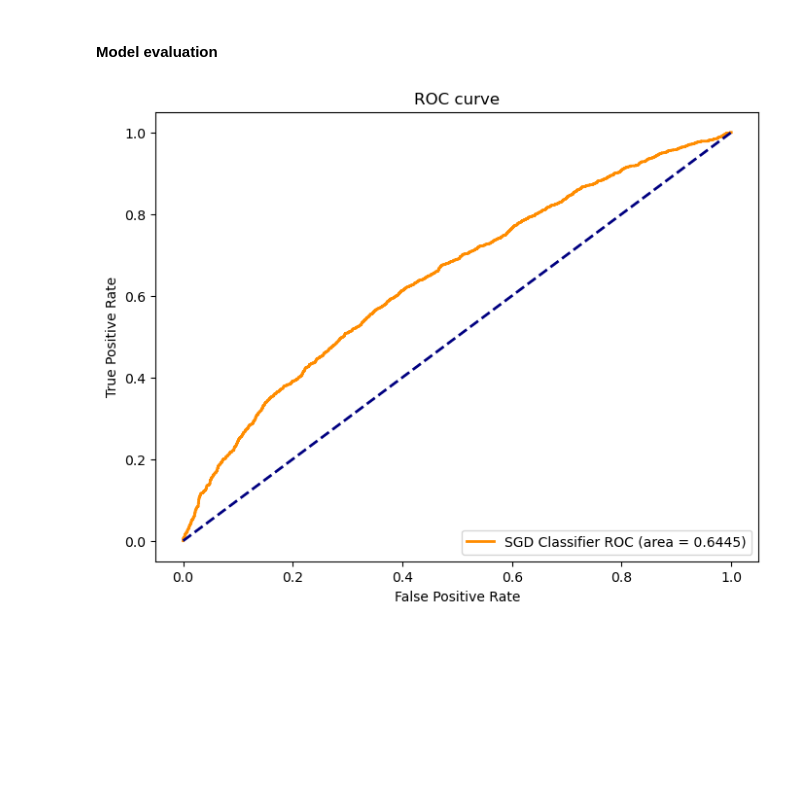
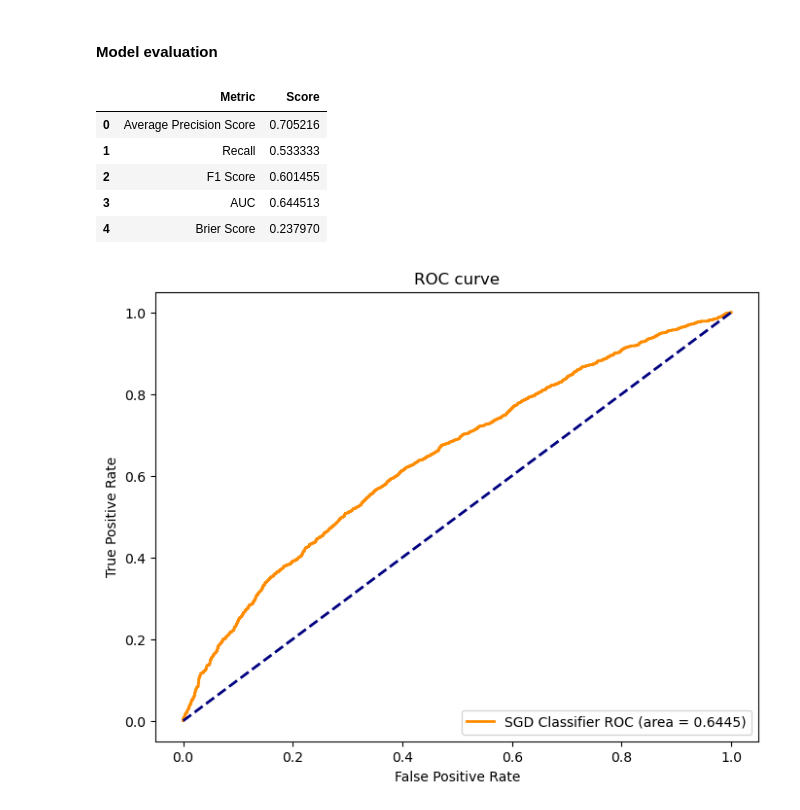
Before and after one commit to iserranoz/aprendizaje_maquina1, a Jupyter notebook: SGD_classifier.ipynb, the cells around one changed output. Saved outputs shown, nothing was run; the diff lists cells and outputs as text; code cells hidden in the pictures; blank space fills up the shorter version.

```diff
--- a/SGD_classifier.ipynb
+++ b/SGD_classifier.ipynb
@@ -58,6 +58,16 @@ y_test = df_test['target']
 # %%
 df_test['pred_proba-SGD'] = pipeline.predict_proba(X_test)[:, 1]
 df_test['pred-SGD'] = pipeline.predict(X_test)
+# %%
+metrics_df = calculate_metrics(df_test['pred_proba-SGD'],df_test['pred-SGD'],df_test['target'])
+metrics_df
+# %% [output]
+|  | Metric | Score |
+| 0 | Average Precision Score | 0.705216 |
+| 1 | Recall | 0.533333 |
+| 2 | F1 Score | 0.601455 |
+| 3 | AUC | 0.644513 |
+| 4 | Brier Score | 0.237970 |
 # %%
 plot_roc_curve(df_test['pred_proba-SGD'], df_test['target'],  "SGD Classifier")
 # %% [output]
```
Also changed, not shown: 1 other file.
